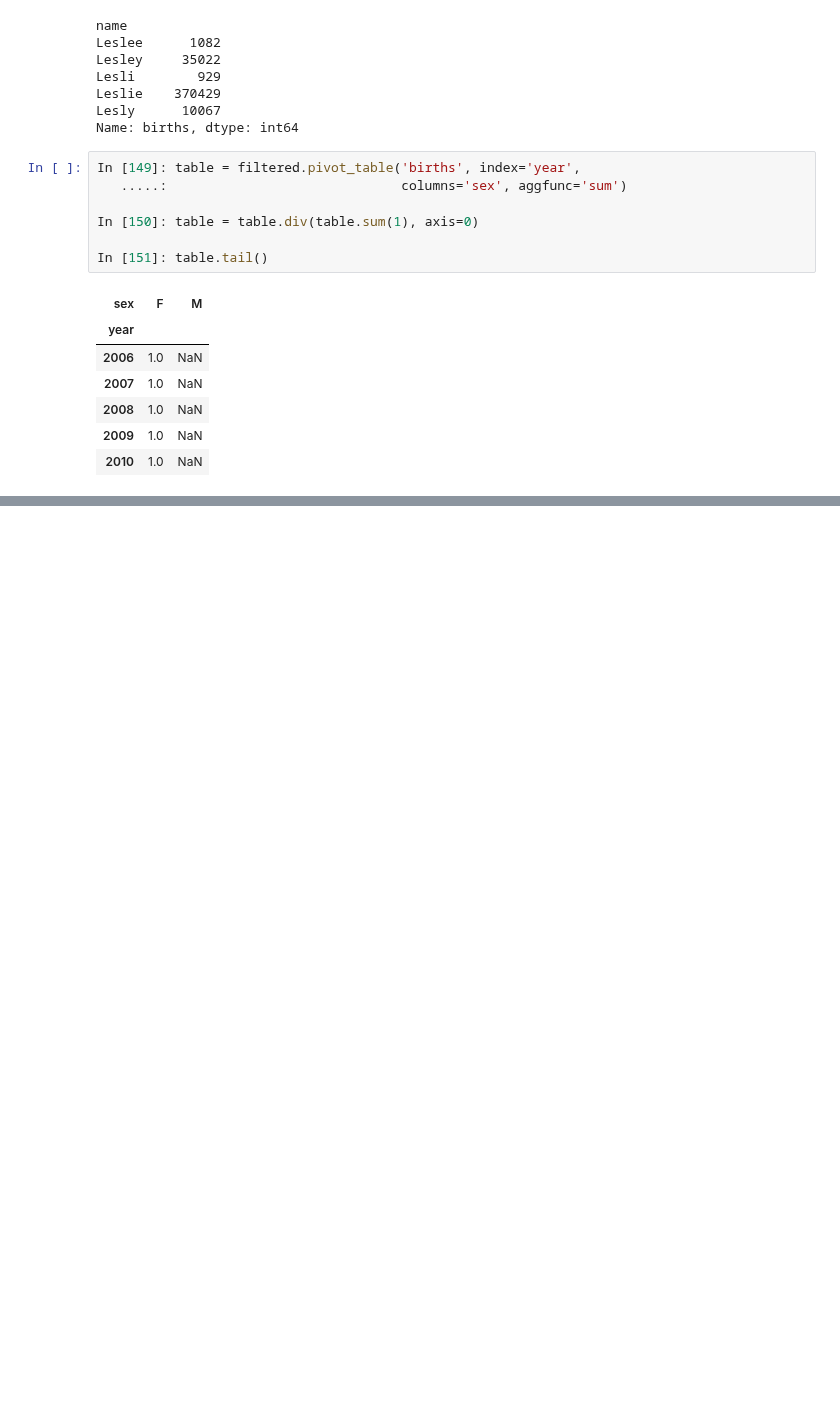
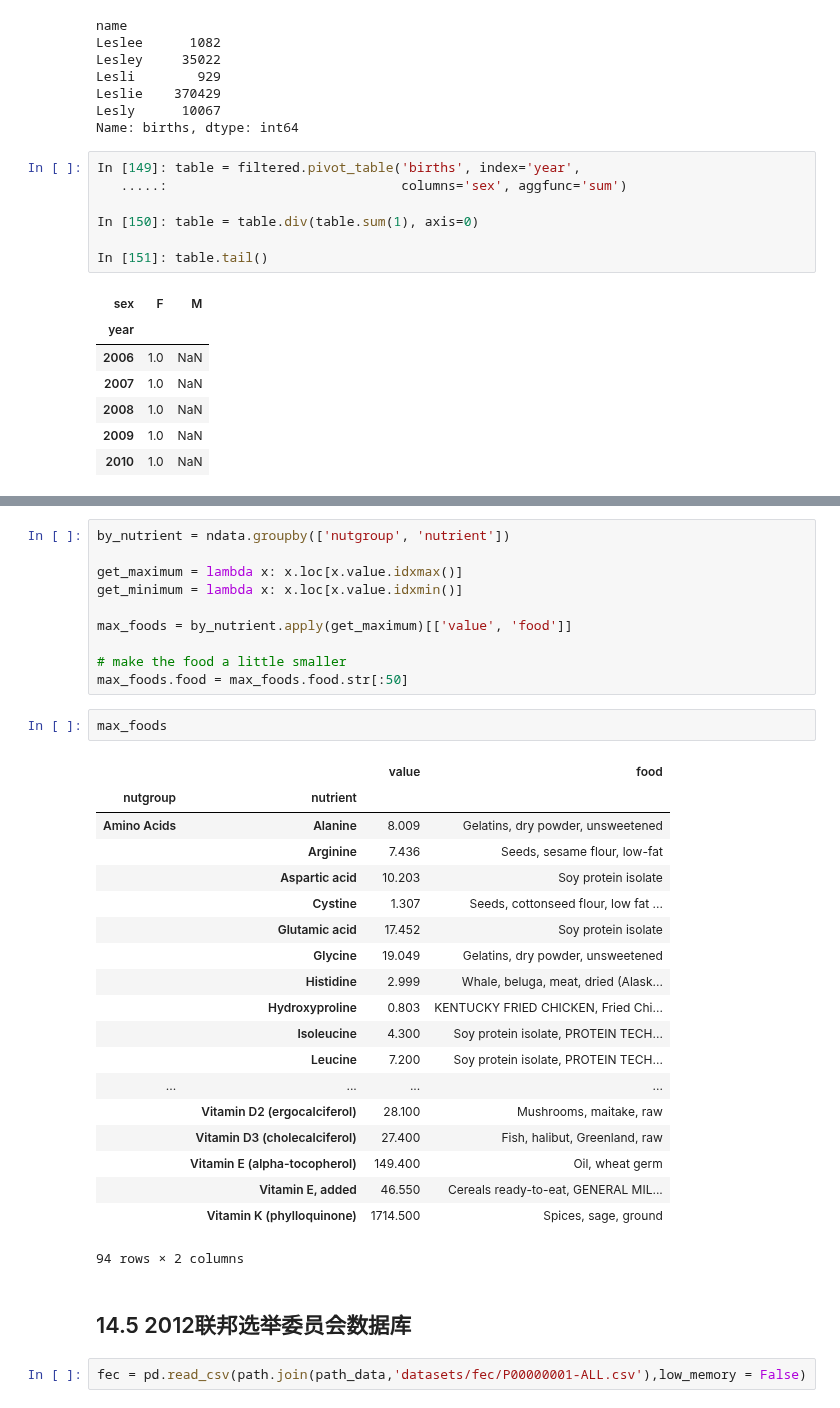
Before and after one commit to ajun5118/pandas_zj, a Jupyter notebook: 第十四章.ipynb, the cells around one changed output, grey strips where cells are left out. Saved outputs shown, nothing was run; the diff lists cells and outputs as text; blank space fills up the shorter version.

```diff
--- a/第十四章.ipynb
+++ b/第十四章.ipynb
@@ -742,0 +879,36 @@ In [151]: table.tail()
+# %%
+by_nutrient = ndata.groupby(['nutgroup', 'nutrient'])
+
+get_maximum = lambda x: x.loc[x.value.idxmax()]
+get_minimum = lambda x: x.loc[x.value.idxmin()]
+
+max_foods = by_nutrient.apply(get_maximum)[['value', 'food']]
+
+# make the food a little smaller
+max_foods.food = max_foods.food.str[:50]
+# %%
+max_foods
+# %% [output]
+|  |  | value | food |
+| nutgroup | nutrient |  |  |
+| Amino Acids | Alanine | 8.009 | Gelatins, dry powder, unsweetened |
+|  | Arginine | 7.436 | Seeds, sesame flour, low-fat |
+|  | Aspartic acid | 10.203 | Soy protein isolate |
+|  | Cystine | 1.307 | Seeds, cottonseed flour, low fat ... |
+|  | Glutamic acid | 17.452 | Soy protein isolate |
+|  | Glycine | 19.049 | Gelatins, dry powder, unsweetened |
+|  | Histidine | 2.999 | Whale, beluga, meat, dried (Alask... |
+|  | Hydroxyproline | 0.803 | KENTUCKY FRIED CHICKEN, Fried Chi... |
+|  | Isoleucine | 4.300 | Soy protein isolate, PROTEIN TECH... |
+|  | Leucine | 7.200 | Soy protein isolate, PROTEIN TECH... |
+| ... | ... | ... | ... |
+|  | Vitamin D2 (ergocalciferol) | 28.100 | Mushrooms, maitake, raw |
+|  | Vitamin D3 (cholecalciferol) | 27.400 | Fish, halibut, Greenland, raw |
+|  | Vitamin E (alpha-tocopherol) | 149.400 | Oil, wheat germ |
+|  | Vitamin E, added | 46.550 | Cereals ready-to-eat, GENERAL MIL... |
+|  | Vitamin K (phylloquinone) | 1714.500 | Spices, sage, ground |
+94 rows × 2 columns
+# %% [markdown]
+## 14.5 2012联邦选举委员会数据库
+# %%
+fec = pd.read_csv(path.join(path_data,'datasets/fec/P00000001-ALL.csv'),low_memory = False)
```
Also changed, not shown: parts of 31 cells of this notebook.
